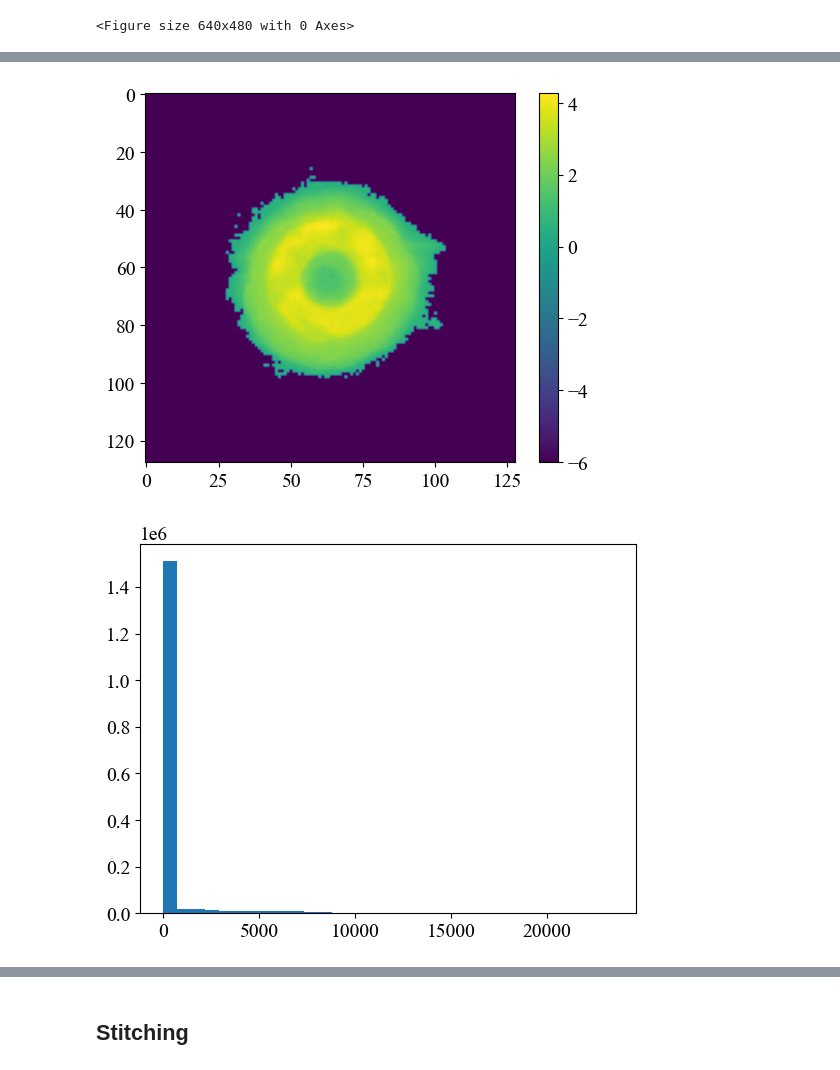
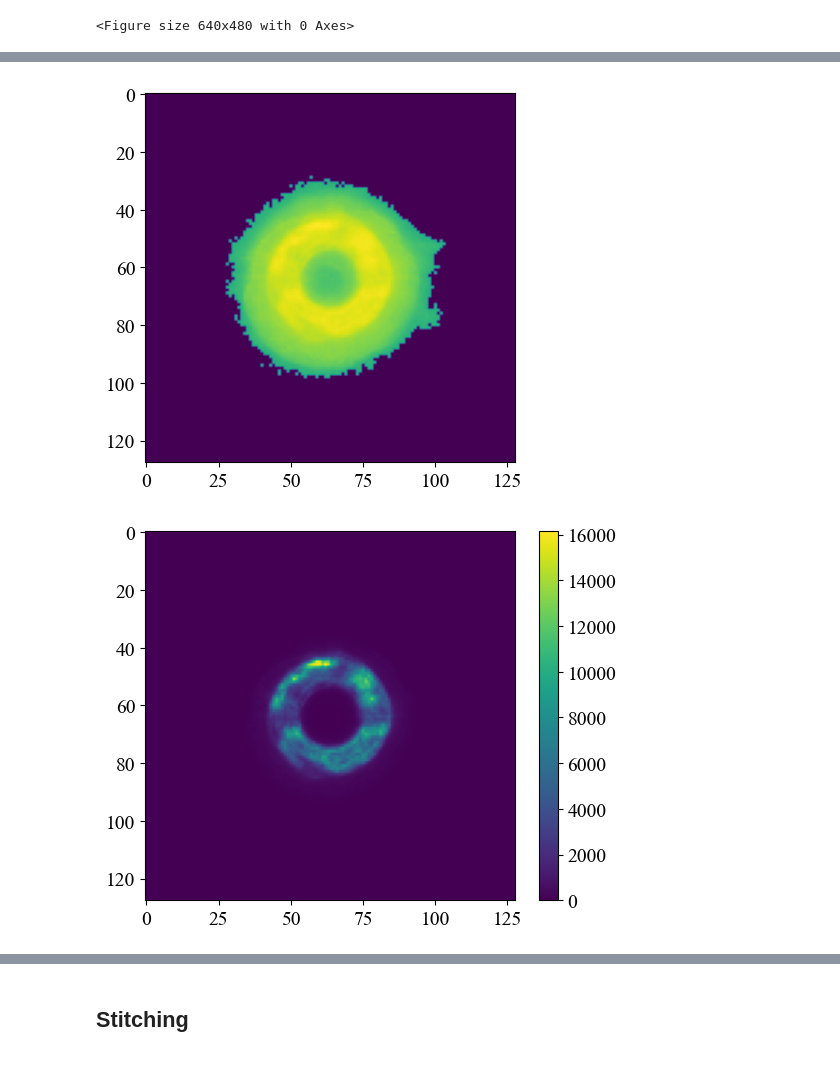
Before and after one commit to mdw771/probe_position_correction_w_ptychonn, a Jupyter notebook: workspace/large/test_predict_arbitrary.ipynb, the cells around one changed output, grey strips where cells are left out. Drawn from its saved outputs; the diff is of its cells as text; code cells hidden in the pictures.

Commit message:
Config files and notebooks

```diff
--- a/workspace/large/test_predict_arbitrary.ipynb
+++ b/workspace/large/test_predict_arbitrary.ipynb
@@ -28,8 +28,22 @@ matplotlib.rcParams['font.size'] = 14
 plt.viridis()
 # %% [output]
 <Figure size 640x480 with 0 Axes>
+# %%
+def clean_data(arr):
+    mask = arr < 0
+    vals = arr[mask]
+    vals = 32768 + (vals - -32768)
+    arr[mask] = vals
+    return arr
+
+def plot_distribution(x):
+    x = x.reshape(-1)
+    #x = x[x > 0]
+    plt.hist(x, bins=32)
+    plt.semilogy()
+    plt.show()
 # %%
-scan_idx = 242
+scan_idx = 253
 save_figs = True
 # %%
 psize_nm = np.load('data/scan221_raw.npz')['pixelsize'] * 1e9
@@ -38,7 +52,22 @@ config_dict['model_path'] = '../../trained_models/model_36SpiralDatasets_model_P
 #config_dict['model_path'] = '../../trained_models/model_36SpiralDatasets_zeroPad/best_model.pth'
 config_dict['model'] = (PtychoNNModel, {'n_levels': 4})
 config_dict['batch_size'] = 32
-config_dict['dp_data_file_handle'] = NPZFileHandle('data/test{}.npz'.format(scan_idx))
+try:
+    config_dict['dp_data_file_handle'] = NPZFileHandle('data/test{}.npz'.format(scan_idx))
+except:
+    config_dict['dp_data_file_handle'] = NPZFileHandle('data/scan{}.npz'.format(scan_idx))
+# Correct int16 overflow values
+config_dict['dp_data_file_handle'].array = clean_data(config_dict['dp_data_file_handle'].array)
+plot_distribution(config_dict['dp_data_file_handle'].array)
+print(config_dict['dp_data_file_handle'].array.shape, config_dict['dp_data_file_handle'].array.dtype)
+plt.figure()
+plt.imshow(config_dict['dp_data_file_handle'].array[0, :, :])
+plt.title('Raw data')
+plt.show()
+# if 244 <= scan_idx <= 246:
+#     config_dict['dp_data_file_handle'].array = config_dict['dp_data_file_handle'].array.astype(float)
+#     config_dict['dp_data_file_handle'].transform_data((128, 128), discard_len=(-64, -64))
+# else:
 config_dict['dp_data_file_handle'].transform_data((128, 128), discard_len=(64, 64))
 config_dict['cpu_only'] = True
 config_dict['prediction_output_path'] = 'outputs/pred_{}_{}'.format(
@@ -47,14 +80,11 @@ config_dict['prediction_output_path'] = 'outputs/pred_{}_{}'.format(
 # %%
-def plot_distribution(x):
-    x = x.reshape(-1)
-    #x = x[x > 0]
-    plt.hist(x, bins=32)
-    plt.show()
-
+plt.figure()
 plt.imshow(np.log10(config_dict['dp_data_file_handle'].array[0, :, :] + 1e-6))
+plt.figure()
+plt.imshow(config_dict['dp_data_file_handle'].array[0, :, :])
 plt.colorbar()
 plt.show()
-plot_distribution(config_dict['dp_data_file_handle'].array[:100, :, :])
+plot_distribution(config_dict['dp_data_file_handle'].array[:, :, :])
 # %% [output]
-[figure, old version]
+[figure, new version]
-[figure, old version]
+[figure, new version]
```
Also changed, not shown: parts of 3 cells of this notebook, 13 other files.
